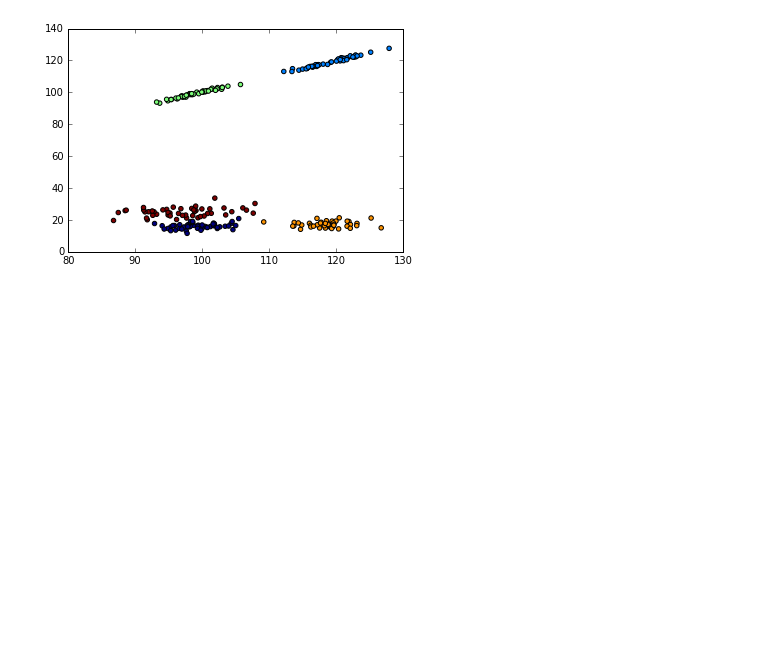
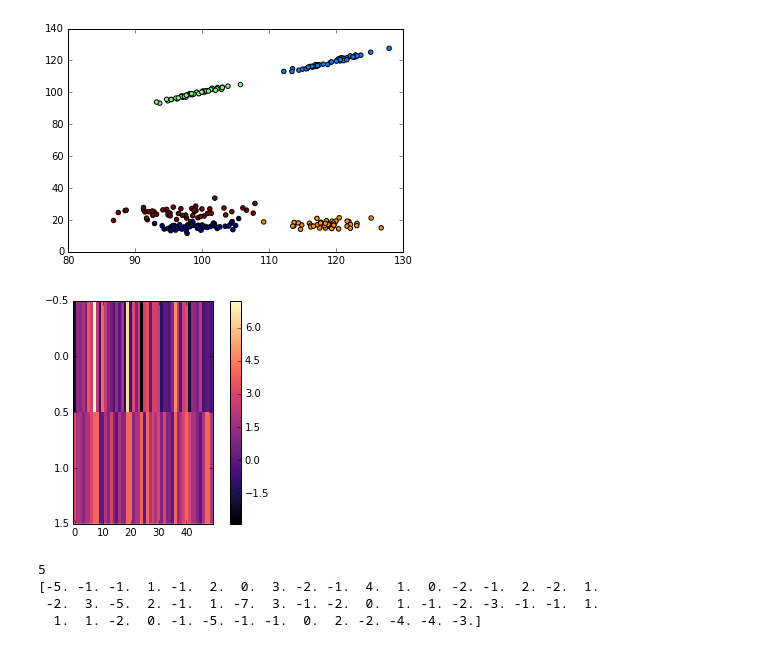
Before and after one commit to iampritishpatil/CAMP2016-Machinelearning, a Jupyter notebook: Tutorial_notebook.ipynb, the cells around one changed output. Cells and saved outputs as stored; diff of their text form; code cells hidden in the pictures; blank space fills up the shorter version.

```diff
--- a/Tutorial_notebook.ipynb
+++ b/Tutorial_notebook.ipynb
@@ -249,3 +262,23 @@ plt.scatter(X[:, 0], X[:, 1], c=y_pred,cmap='jet')
 # %% [output]
 <matplotlib.collections.PathCollection at 0x...>
 [figure]
+# %%
+from sklearn import linear_model
+clf = linear_model.LinearRegression()
+clf.fit (filtered_new[:200,:],labels[:200])
+
+plt.imshow([clf.predict(filtered_new)[200:],np.rint(labels)[200:]],aspect=40,interpolation='none',cmap='magma')
+plt.colorbar()
+plt.show()
+
+print sum(np.rint(clf.predict(filtered_new))[200:]==labels[200:])
+print np.rint(clf.predict(filtered_new))[200:]-labels[200:]
+
+# plt.plot(clf.predict(filtered_new))
+# plt.plot(labels)
+# %% [output]
+[figure, added]
+5
+[-5. -1. -1.  1. -1.  2.  0.  3. -2. -1.  4.  1.  0. -2. -1.  2. -2.  1.
+ -2.  3. -5.  2. -1.  1. -7.  3. -1. -2.  0.  1. -1. -2. -3. -1. -1.  1.
+  1.  1. -2.  0. -1. -5. -1. -1.  0.  2. -2. -4. -4. -3.]
```
Also changed, not shown: parts of 12 cells of this notebook.
